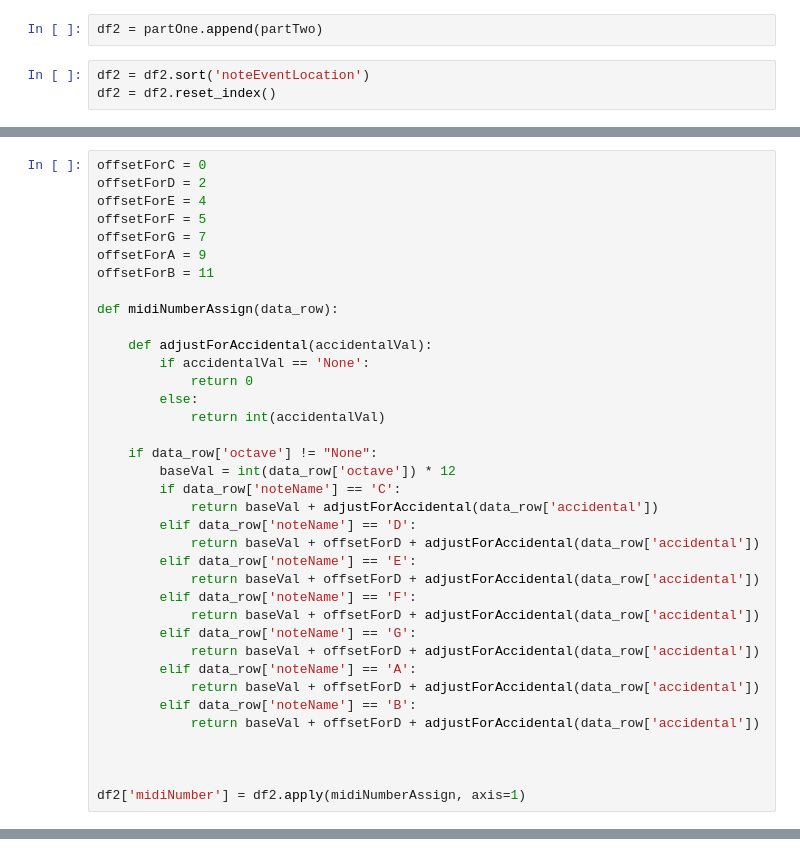
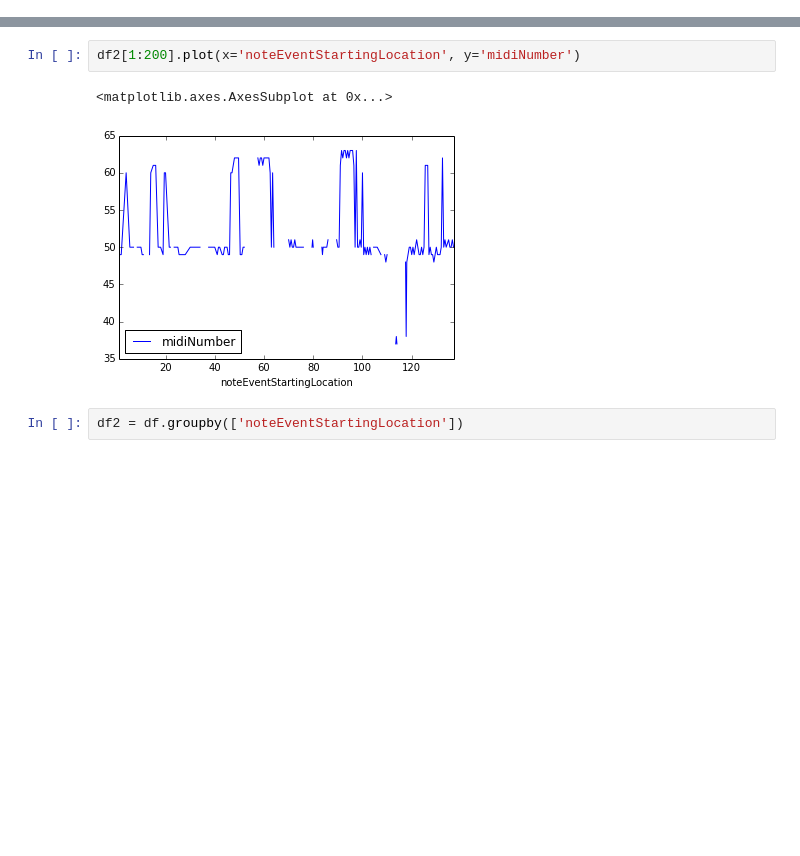
Before and after one commit to jgab3103/phd_code, a Jupyter notebook: XML Parser.ipynb, the cells around one changed output, grey strips where cells are left out. Saved outputs shown, nothing was run; the diff lists cells and outputs as text; blank space fills up the shorter version.

```diff
--- a/XML Parser.ipynb
+++ b/XML Parser.ipynb
@@ -172,5 +203,0 @@ See the the caveats in the documentation: http://pandas.pydata.org/pandas-docs/s
-# %%
-df2 = partOne.append(partTwo)
-# %%
-df2 = df2.sort('noteEventLocation')
-df2 = df2.reset_index()
@@ -186,37 +203,0 @@ df2.head()
-# %%
-offsetForC = 0
-offsetForD = 2
-offsetForE = 4
-offsetForF = 5
-offsetForG = 7
-offsetForA = 9
-offsetForB = 11
-
-def midiNumberAssign(data_row):
-
-    def adjustForAccidental(accidentalVal):
-        if accidentalVal == 'None':
-            return 0
-        else:
-            return int(accidentalVal)
-
-    if data_row['octave'] != "None":
-        baseVal = int(data_row['octave']) * 12
-        if data_row['noteName'] == 'C':
-            return baseVal + adjustForAccidental(data_row['accidental'])
-        elif data_row['noteName'] == 'D':
-            return baseVal + offsetForD + adjustForAccidental(data_row['accidental'])
-        elif data_row['noteName'] == 'E':
-            return baseVal + offsetForD + adjustForAccidental(data_row['accidental'])
-        elif data_row['noteName'] == 'F':
-            return baseVal + offsetForD + adjustForAccidental(data_row['accidental'])
-        elif data_row['noteName'] == 'G':
-            return baseVal + offsetForD + adjustForAccidental(data_row['accidental'])
-        elif data_row['noteName'] == 'A':
-            return baseVal + offsetForD + adjustForAccidental(data_row['accidental'])
-        elif data_row['noteName'] == 'B':
-            return baseVal + offsetForD + adjustForAccidental(data_row['accidental'])
-
-
-
-df2['midiNumber'] = df2.apply(midiNumberAssign, axis=1)
@@ -307,0 +204,7 @@ list(corpusV2.find_one())
+# %%
+df2[1:200].plot(x='noteEventStartingLocation', y='midiNumber')
+# %% [output]
+<matplotlib.axes.AxesSubplot at 0x...>
+[figure, added]
+# %%
+df2 = df.groupby(['noteEventStartingLocation'])
```
Also changed, not shown: parts of 37 cells of this notebook.
